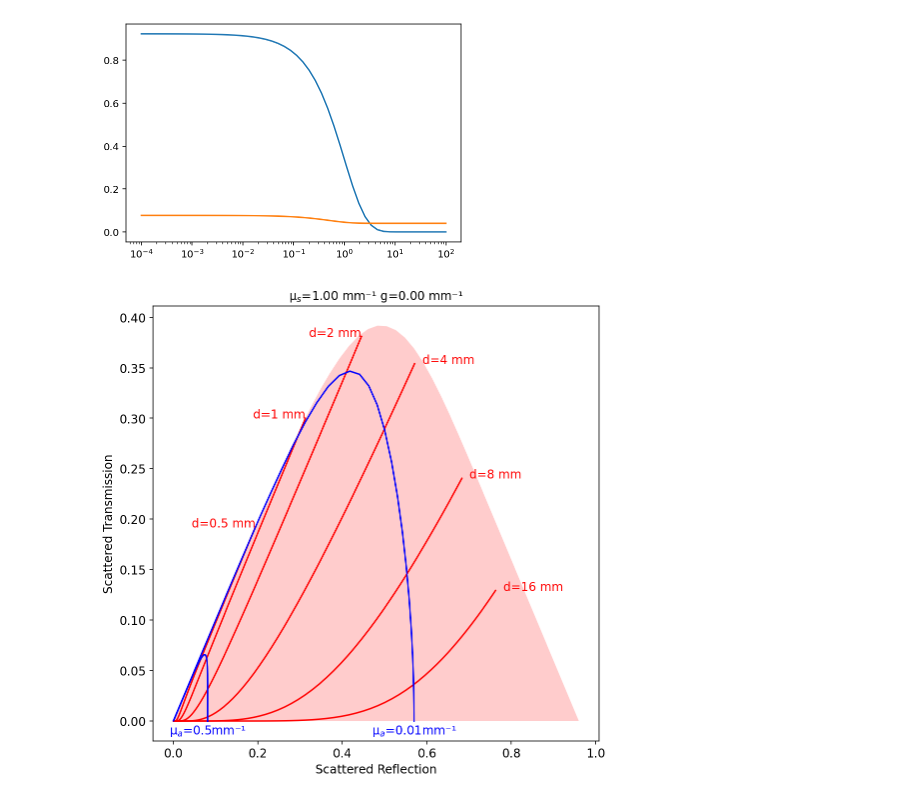
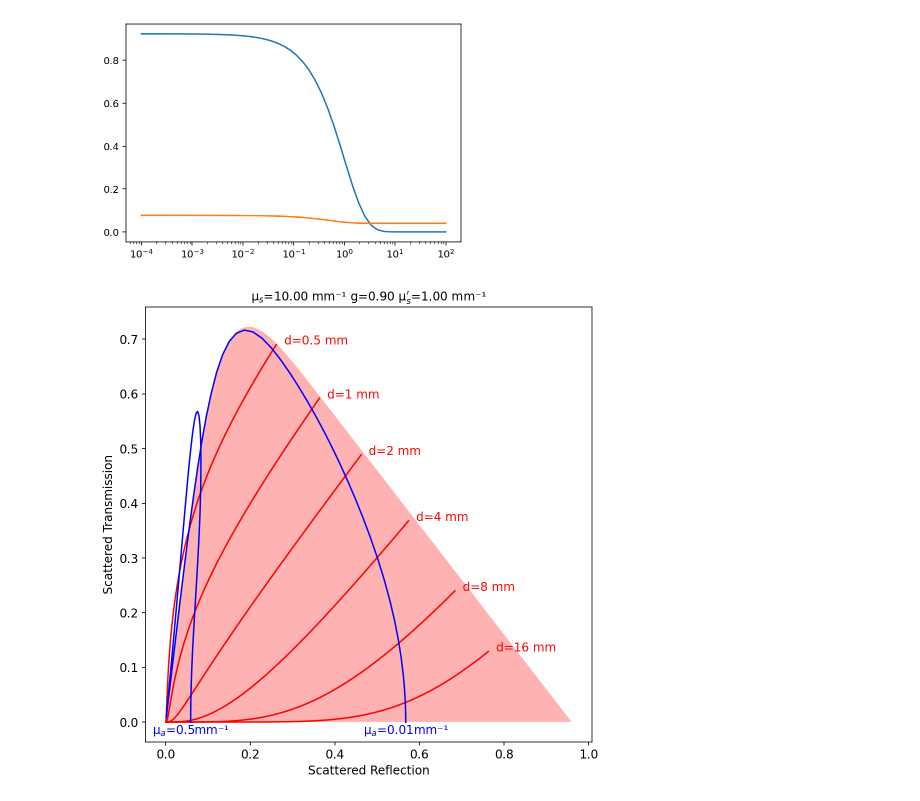
Before and after one commit to scottprahl/iadpython, a Jupyter notebook: docs/impossible.ipynb, the cells around one changed output. Cells and saved outputs as stored; diff of their text form; code cells hidden in the pictures.

```diff
--- a/docs/impossible.ipynb
+++ b/docs/impossible.ipynb
@@ -68,0 +111,36 @@ plt.show()
+# %%
+n=1.5
+g=0.0
+
+
+plt.figure(figsize=(8,8))
+
+s = iad.Sample(g=g, n=n)
+
+s.b = np.logspace(-2,2,20)
+UR1 = np.zeros_like(s.b)
+UT1 = np.zeros_like(s.b)
+for i,b in enumerate(np.logspace(-2,2,20)):
+    s.b = b
+    UR1[i], UT1[i] = s.unscattered_rt()
+
+plt.plot(UR1, UT1,'b', markersize=2)
+#plt.text(UR1[-1], UT1[-1],"  a=%g"%a,fontsize=12,ha='center',va='top')
+
+
+plt.gca().add_patch(scattered_polygon(g,n))
+plt.gca().add_patch(unscattered_polygon(g,n))
+
+plt.gca().set_aspect(1)
+plt.xlim(-0.05,1.05)
+plt.ylim(-0.05,1.05)
+
+plt.title("g=%.2f, n=%.2f" % (g,n))
+plt.xlabel('Total Reflection',fontsize=12)
+plt.ylabel('Total Transmission',fontsize=12)
+plt.xticks(fontsize=12)
+plt.grid()
+
+plt.yticks(fontsize=12)
+
+plt.show()
@@ -172,7 +360,7 @@ g=0.9
 ru=np.zeros_like(b_list)
 tu=np.zeros_like(b_list)
 for i,b in enumerate(b_list):
-    ru[i], tu[i] = iad.fresnel.specular_nu_RT(1, n, 1, b, 1)
+    ru[i], tu[i] = iad.fresnel.specular_rt(1, n, 1, b, 1)
 
 RU, TU, _, _ = iad.Sample(0,b_list,n=n,g=0.9,quad_pts=32).rt()
 
@@ -199,7 +387,7 @@ plt.show()
 [figure]
 # %%
 n=1.5
-g=0.0
+g=0.9
 N=4
 mu_s = 1/(1-g)
 plt.figure(figsize=(8,8))
@@ -241,32 +429,32 @@ for i,mu_a in enumerate(mua_list):
     a = mu_s/(mu_s+mu_a)
     b = (mu_s+mu_a)*d
 
     UR1, UT1, _, _ = iad.Sample(a,b,n=n,g=g,quad_pts=N).rt()
     UR0, UT0, _, _ = iad.Sample(0,b,n=n,g=g,quad_pts=N).rt()
     UR1 -= UR0
     UT1 -= UT0
 
     plt.plot(UR1,UT1,'b')
     for j in range(len(d)):
         if False and UR1[j]<0.1:
             bprime = a*b[j]*(1-g)+(1-a)*b[j]
             plt.text(UR1[j],UT1[j],"%.2f,%.2f"%(a,b[j]),color='blue')
 
     plt.text(UR1[-1],-0.003,"µ$_a$=%gmm⁻¹"%mu_a,fontsize=12,ha='center',va='top',color='blue')
 
-plt.title("µ$_s$=%.2f mm⁻¹ g=%.2f mm⁻¹"%(mu_s,g))
+plt.title("µ$_s$=%.2f mm⁻¹ g=%.2f µ$_s'$=%.2f mm⁻¹"%(mu_s,g,mu_s*(1-g)))
 plt.gca().add_patch(scattered_polygon(g,n,quad_pts=N))
 
 #plt.xlim(0,0.1)
 #plt.ylim(-0.05,0.25)
 
 plt.xlabel('Scattered Reflection',fontsize=12)
 plt.ylabel('Scattered Transmission',fontsize=12)
 plt.xticks(fontsize=12)
 #plt.grid()
 
 plt.yticks(fontsize=12)
 
 plt.show()
 # %% [output]
-[figure, old version]
+[figure, new version]
```
Also changed, not shown: parts of 10 cells of this notebook.
